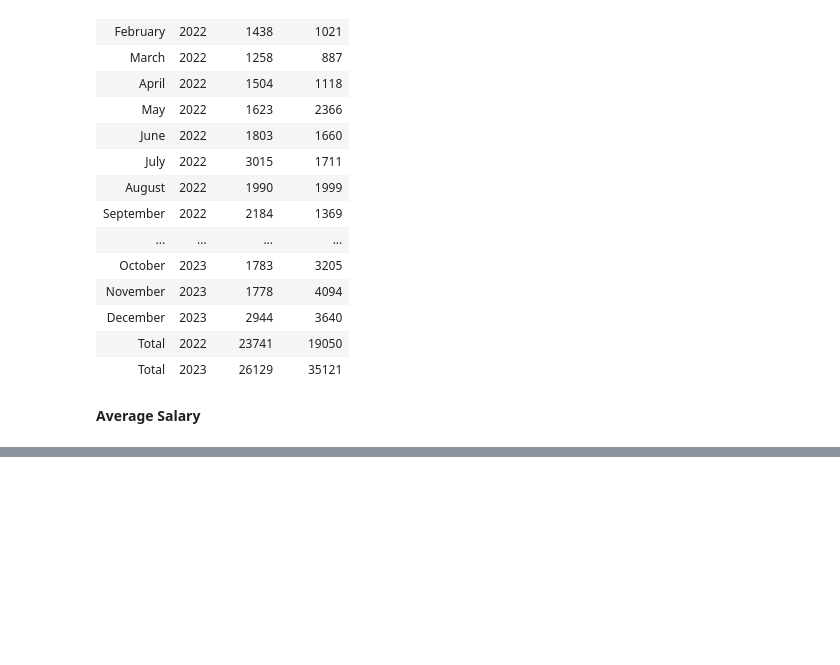
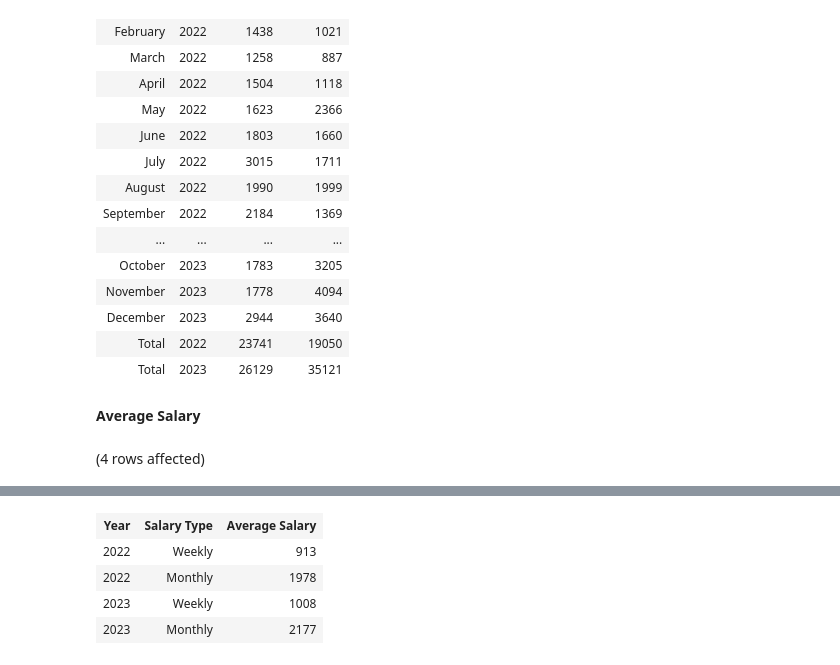
Before and after one commit to alantheanalyst/Income_and_Expenses_2024, a Jupyter notebook: Queries.ipynb, the cells around one changed output, grey strips where cells are left out. Saved outputs shown, nothing was run; the diff lists cells and outputs as text; code cells hidden in the pictures; blank space fills up the shorter version.

```diff
--- a/Queries.ipynb
+++ b/Queries.ipynb
@@ -209,3 +209,51 @@ Total execution time: 00:00:00.038
 | Total | 2023 | 26129 | 35121 |
 # %% [markdown]
 **Average Salary**
+# %%
+select
+'2022' as 'Year',
+'Weekly' as 'Salary Type',
+avg(Salary) as 'Average Salary'
+from (
+select
+Posting_Date,
+cast(Amount as int) as Salary
+from Chase2022
+where Description like '%PAYROLL%'
+) a
+union all
+select
+'2022',
+'Monthly',
+avg(Earnings)
+from (
+select
+Month,
+Earnings
+from finances_2022
+) a
+union all
+select
+'2023',
+'Weekly',
+avg(Salary)
+from (
+select
+Posting_Date,
+cast(Amount as int) as Salary
+from Chase2023
+where Description like '%PAYROLL%'
+) a
+union all
+select
+'2023',
+'Monthly',
+avg(Earnings)
+from (
+select
+Month,
+Earnings
+from finances_2023
+) a
+# %% [output]
+(4 rows affected)
@@ -211,0 +261,5 @@ Total execution time: 00:00:00.038
+| Year | Salary Type | Average Salary |
+| 2022 | Weekly | 913 |
+| 2022 | Monthly | 1978 |
+| 2023 | Weekly | 1008 |
+| 2023 | Monthly | 2177 |
```
Also changed, not shown: parts of 1 cell of this notebook, 1 other file.
